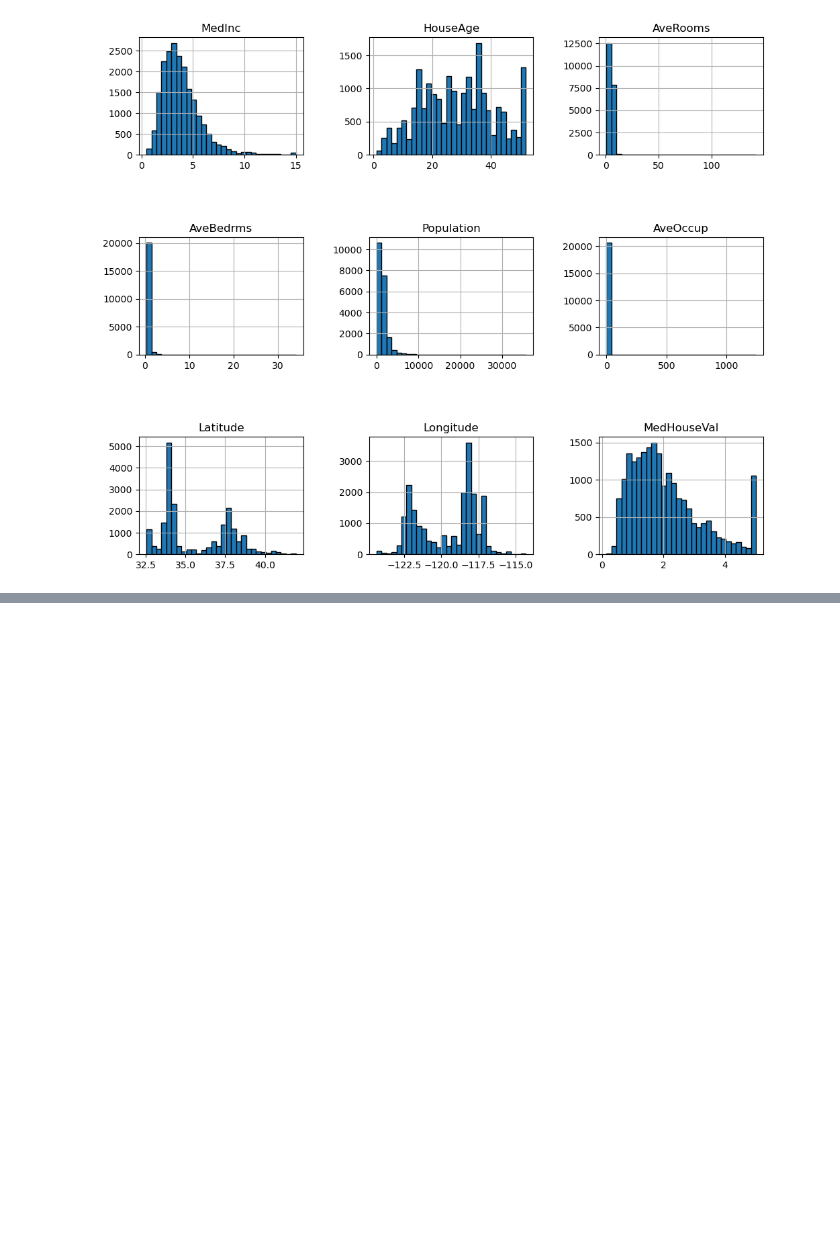
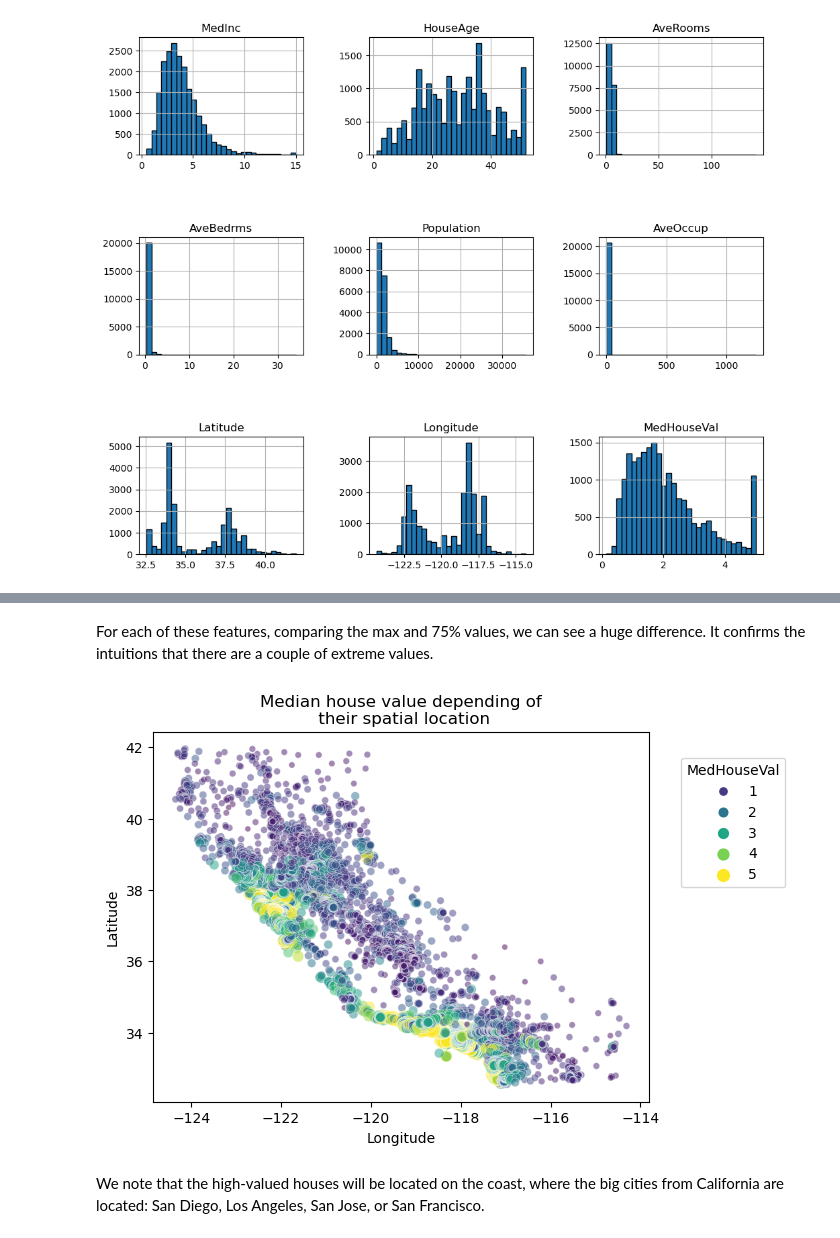
Before and after one commit to sepideh68/California_housing, a Jupyter notebook: California_housing.ipynb, the cells around one changed output, grey strips where cells are left out. Drawn from its saved outputs; the diff is of its cells as text; code cells hidden in the pictures; blank space fills up the shorter version.

```diff
--- a/California_housing.ipynb
+++ b/California_housing.ipynb
@@ -81,0 +95,15 @@ plt.subplots_adjust(hspace=0.7, wspace=0.4)
+# %% [markdown]
+For each of these features, comparing the max and 75% values, we can see a huge difference. It confirms the intuitions that there are a couple of extreme values.
+# %%
+import seaborn as sns
+
+sns.scatterplot(data=california_housing.frame, x="Longitude", y="Latitude",
+                size="MedHouseVal", hue="MedHouseVal",
+                palette="viridis", alpha=0.5)
+plt.legend(title="MedHouseVal", bbox_to_anchor=(1.05, 0.95),
+           loc="upper left")
+_ = plt.title("Median house value depending of\n their spatial location")
+# %% [output]
+[figure, added]
+# %% [markdown]
+We note that the high-valued houses will be located on the coast, where the big cities from California are located: San Diego, Los Angeles, San Jose, or San Francisco.
```
Also changed, not shown: parts of 11 cells of this notebook.
